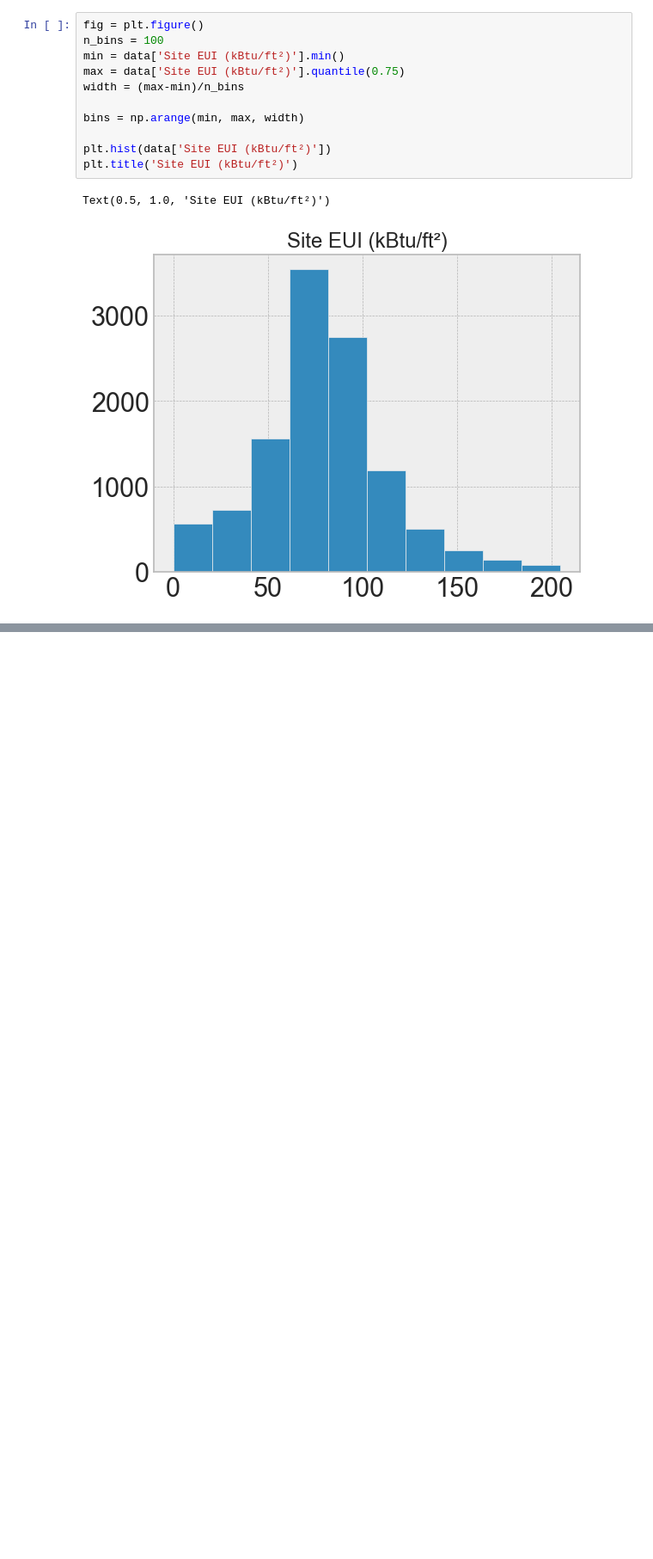
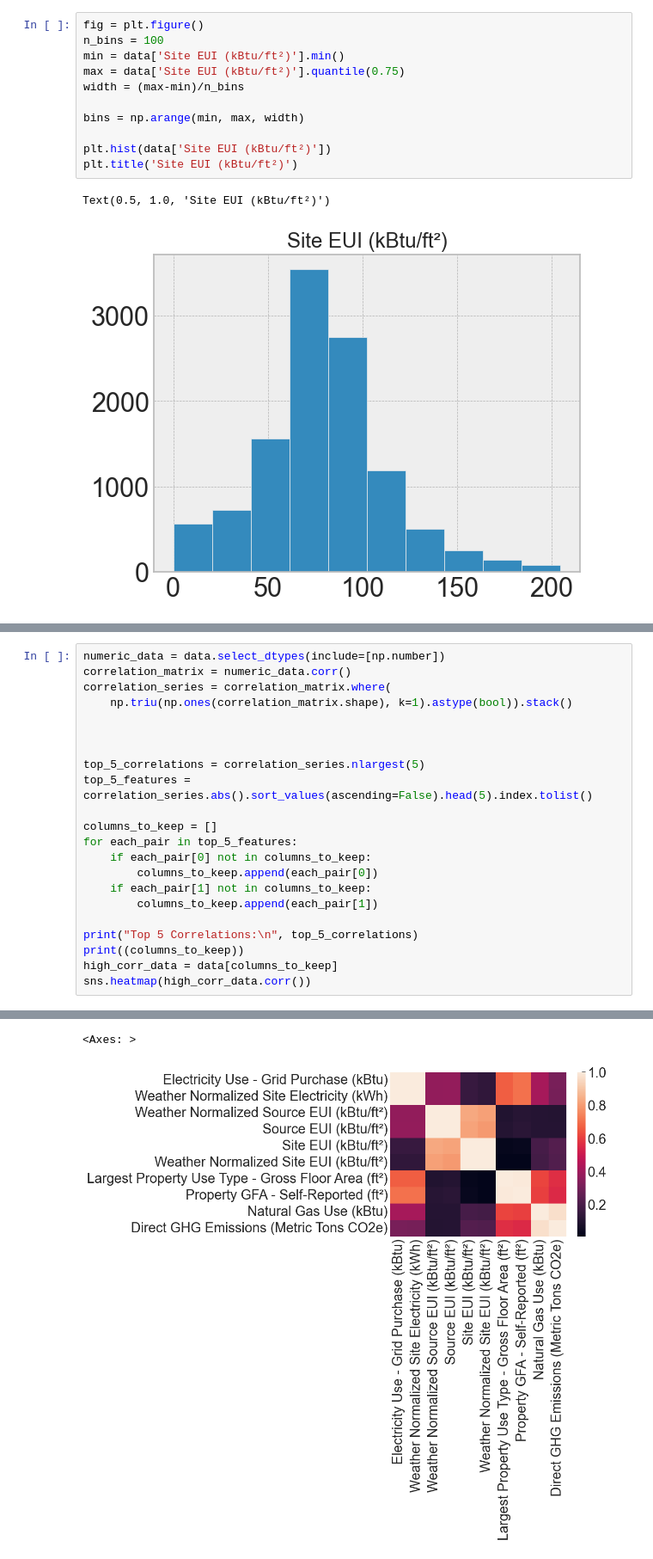
Before and after one commit to zkhechadoorian/NYC-LL84-Benchmarking, a Jupyter notebook: notebooks/0_eda.ipynb, the cells around one changed output, grey strips where cells are left out. Shown at 86% size. Drawn from its saved outputs; the diff is of its cells as text; blank space fills up the shorter version.

```diff
--- a/notebooks/0_eda.ipynb
+++ b/notebooks/0_eda.ipynb
@@ -270,0 +394,23 @@ Text(0.5, 1.0, 'Site EUI (kBtu/ft²)')
+# %%
+numeric_data = data.select_dtypes(include=[np.number])
+correlation_matrix = numeric_data.corr()
+correlation_series = correlation_matrix.where(
+    np.triu(np.ones(correlation_matrix.shape), k=1).astype(bool)).stack()
+
+
+
+top_5_correlations = correlation_series.nlargest(5)
+top_5_features = correlation_series.abs().sort_values(ascending=False).head(5).index.tolist()
+
+columns_to_keep = []
+for each_pair in top_5_features:
+    if each_pair[0] not in columns_to_keep:
+        columns_to_keep.append(each_pair[0])
+    if each_pair[1] not in columns_to_keep:
+        columns_to_keep.append(each_pair[1])
+
+print("Top 5 Correlations:\n", top_5_correlations)
+print((columns_to_keep))
+high_corr_data = data[columns_to_keep]
+sns.heatmap(high_corr_data.corr())
+# %% [output]
@@ -270,0 +425,2 @@ Text(0.5, 1.0, 'Site EUI (kBtu/ft²)')
+<Axes: >
+[figure, added]
```
Also changed, not shown: parts of 10 cells of this notebook.
